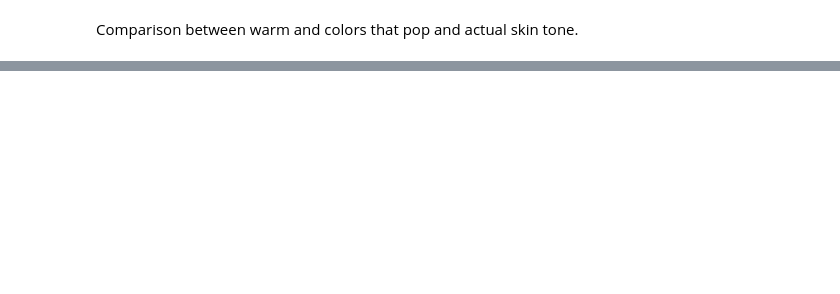
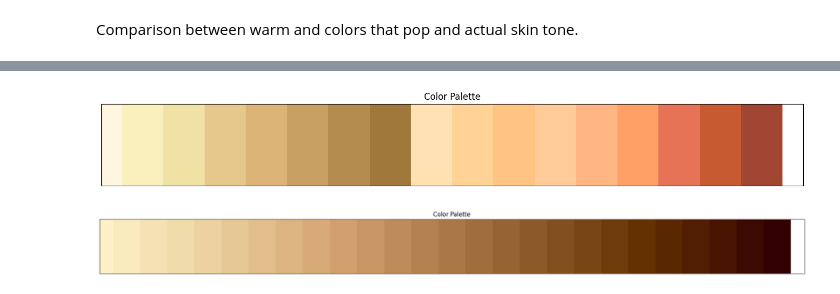
Before and after one commit to JplepeckiBR/PCA, a Jupyter notebook: notebooks/Amier_fetching_hex.ipynb, the cells around one changed output, grey strips where cells are left out. Cells and saved outputs as stored; diff of their text form; code cells hidden in the pictures; blank space fills up the shorter version.

```diff
--- a/notebooks/Amier_fetching_hex.ipynb
+++ b/notebooks/Amier_fetching_hex.ipynb
@@ -531,0 +915,63 @@ analyze_combined_palette_knn(
+# %%
+spring_hair = [
+    # Light Blonde to Medium Brown Shades
+    (255, 246, 223),  # Very Light Blonde
+    (250, 240, 190),  # Light Blonde
+    (240, 225, 165),  # Blonde
+    (230, 200, 140),  # Dark Blonde
+    (220, 180, 120),  # Light Brown
+    (200, 160, 100),  # Dark Blonde/Light Brown
+    (180, 140, 80),   # Medium Brown
+    (160, 120, 60),   # Medium Brown
+
+    # Strawberry Blonde Shades
+    (255, 225, 180),  # Light Strawberry Blonde
+    (255, 210, 150),  # Strawberry Blonde
+    (255, 195, 130),  # Dark Strawberry Blonde
+
+    # Golden/Red Undertone Colors
+    (255, 204, 153),  # Golden Blonde
+    (255, 182, 130),  # Honey Blonde
+    (255, 160, 102),  # Light Golden Brown
+    (230, 115, 85),   # Light Auburn
+    (200, 90, 50),    # Auburn
+    (160, 70, 50)     # Dark Auburn
+]
+
+display_colors(spring_hair)
+# %% [output]
+[figure, added]
+# %%
+summer_hair = [
+    (255, 240, 200),  # Light Blonde
+    (250, 235, 190),  # Very Light Blonde (Intermediate)
+    (245, 225, 180),  # Very Light Blonde (Intermediate)
+    (240, 220, 170),  # Light Blonde (Intermediate)
+    (235, 210, 160),  # Light Blonde (Intermediate)
+    (230, 200, 150),  # Blonde (Intermediate)
+    (225, 190, 140),  # Blonde (Intermediate)
+    (220, 180, 130),  # Dark Blonde (Intermediate)
+    (215, 170, 120),  # Dark Blonde (Intermediate)
+    (210, 160, 110),  # Dark Blonde (Intermediate)
+    (200, 150, 100),  # Dark Blonde/Light Brown (Intermediate)
+    (190, 140, 90),   # Light Brown (Intermediate)
+    (180, 130, 80),   # Light Brown (Intermediate)
+    (170, 120, 70),   # Medium Brown (Intermediate)
+    (160, 110, 60),   # Medium Brown (Intermediate)
+    (150, 100, 50),   # Medium Brown (Intermediate)
+    (140, 90, 40),    # Medium Brown (Intermediate)
+    (130, 80, 30),    # Dark Ash Brown (Intermediate)
+    (120, 70, 20),    # Dark Ash Brown (Intermediate)
+    (110, 60, 10),    # Dark Ash Brown (Intermediate)
+    (100, 50, 0),     # Dark Ash Brown
+    (90, 40, 0),      # Dark Ash Brown
+    (80, 30, 0),      # Dark Ash Brown
+    (70, 20, 0),      # Dark Ash Brown
+    (60, 10, 0),      # Dark Ash Brown
+    (50, 0, 0)        # Dark Ash Brown (Deepest shade)
+]
+
+
+display_colors(summer_hair)
+# %% [output]
+[figure, added]
```
Also changed, not shown: parts of 70 cells of this notebook.
